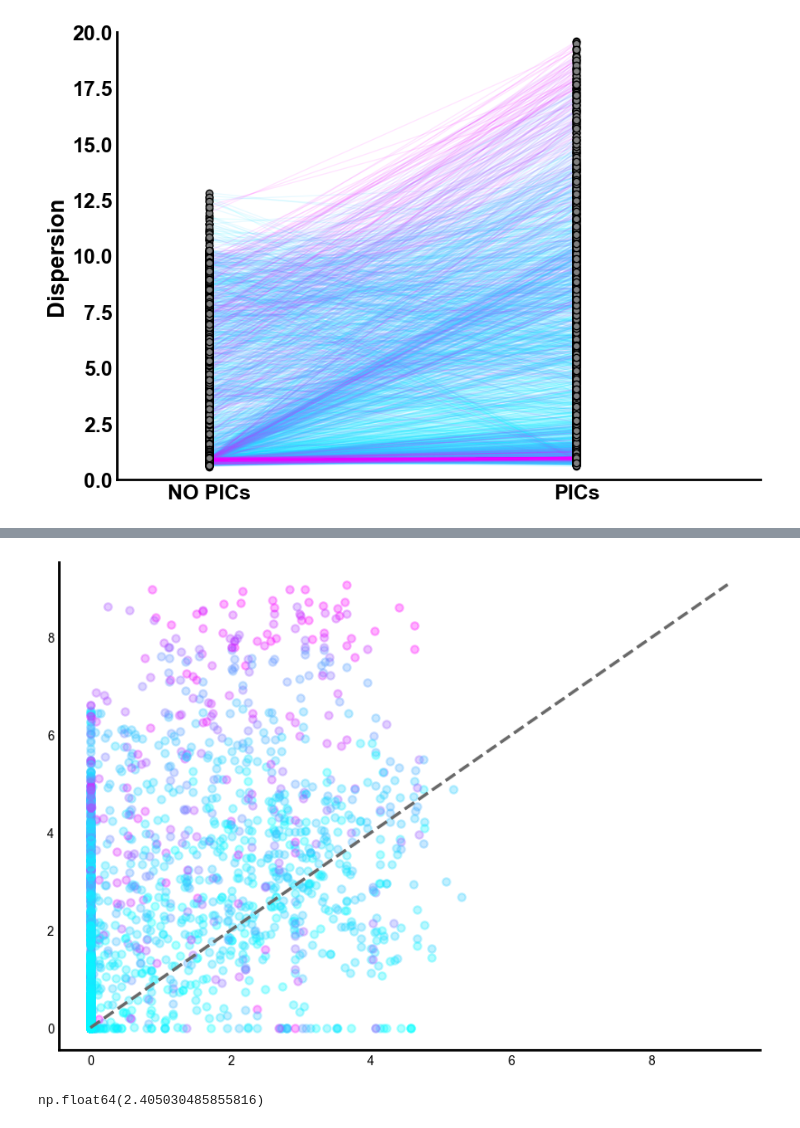
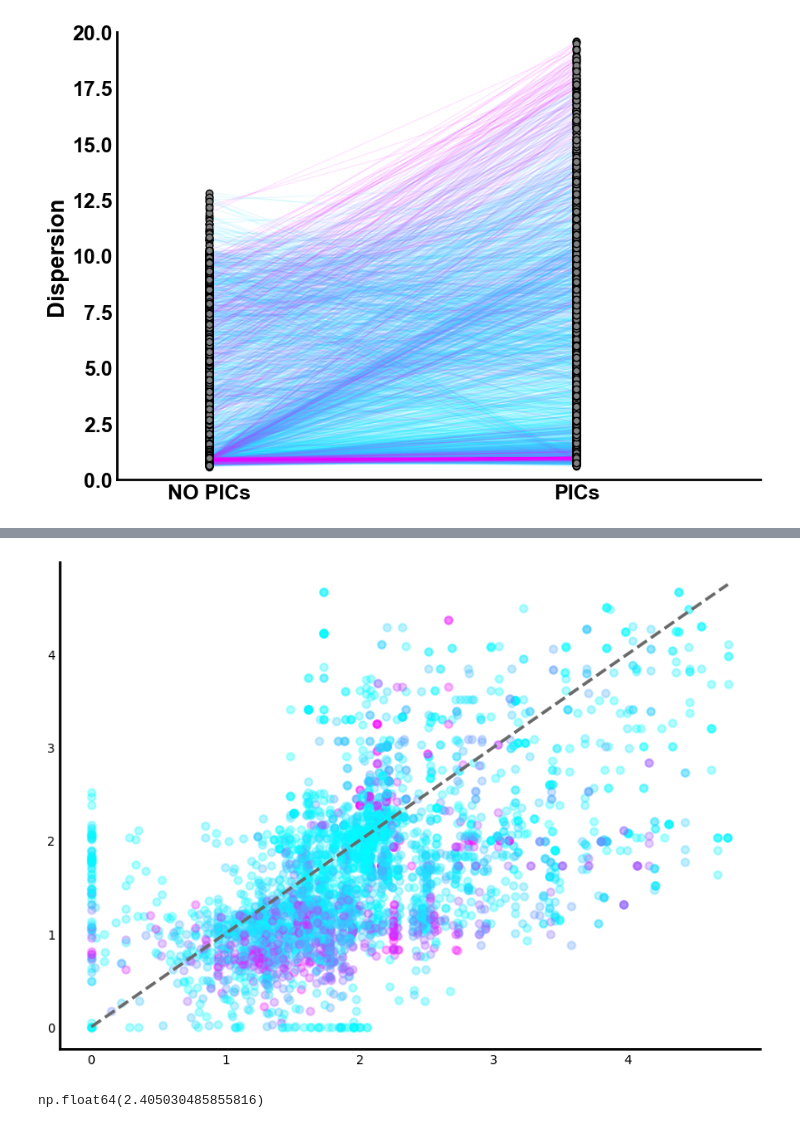
Before and after one commit to natmtc/flexible-motoneuron-control, a Jupyter notebook: Figures.ipynb, the cells around one changed output, grey strips where cells are left out. Cells and saved outputs as stored; diff of their text form; code cells hidden in the pictures.

```diff
--- a/Figures.ipynb
+++ b/Figures.ipynb
@@ -21,7 +21,7 @@ from sklearn.model_selection import cross_val_score, KFold
 from matplotlib import cm
 from matplotlib.colors import Normalize
 # %%
-file_path = "/Users/nmt121/Desktop/Repositories/Motoneuron_Model/Data_MN_Model/Data_final/DR_Trapezoid_VL.jld2"
+file_path = "Data_MN_Model/Data_final/Flexibility_metrics_matlab/DR_Chirp_PIC.mat"
 
 with h5py.File(file_path, 'r') as f:
     spike_array = f['spike_array'][:]
@@ -71,7 +71,7 @@ ax.spines['bottom'].set_linewidth(2)  # Make bottom axis thicker
 ax.spines['left'].set_linewidth(2)
 
 # Show the plot
-# plt.savefig('/Users/nmt121/Desktop/figures/RasterVL_89MN.png', dpi=300, bbox_inches='tight')
+plt.savefig('/Users/nmt121/Desktop/figures/Rasterchippic.pdf', dpi=300, bbox_inches='tight')
 
 
 
@@ -82,10 +82,10 @@ plt.show()
 # %%
-file_path = "/Users/nmt121/Desktop/Repositories/Motoneuron_Model/Data_MN_Model/Data_final/firingsTA_sin_nofac_12.jld2"
+file_path = "/Users/nmt121/Desktop/Repositories/Motoneuron_Model/Data_MN_Model/Data_final/firingsTA_sin_fac_12.jld2"
 
 with h5py.File(file_path, 'r') as f:
     firings_similar = f['trajectory2_controlled'][:].T
 
-file_path = "/Users/nmt121/Desktop/Repositories/Motoneuron_Model/Data_MN_Model/Data_final/firingsTA_sin_nofac_1314.jld2"
+file_path = "/Users/nmt121/Desktop/Repositories/Motoneuron_Model/Data_MN_Model/Data_final/firingsTA_sin_fac_1314.jld2"
 
 with h5py.File(file_path, 'r') as f:
     firings_diff = f['trajectory2_controlled'][:].T
@@ -120,7 +120,7 @@ ax.spines['left'].set_linewidth(2)
 
 # plt.legend(['TA','VL'],fontsize=20)
 # Show the plot
-plt.savefig('/Users/nmt121/Desktop/figures/firings_fac_NOPICs_sin.png', dpi=300, bbox_inches='tight')
+plt.savefig('/Users/nmt121/Desktop/figures/firings_fac_PICs_sin.pdf', dpi=300, bbox_inches='tight')
 
 
 
@@ -869,13 +880,13 @@ import matplotlib.pyplot as plt
 import seaborn as sns
 
 # Load the data
-file_path = "Data_MN_Model/Data_final/Flexibility_metrics_matlab/dispersion_sinusoid_NOPIC.mat"
+file_path = "Data_MN_Model/Data_final/Flexibility_metrics_matlab/displacement_sinusoid_NOPIC.mat"
 mat_data = scipy.io.loadmat(file_path)
-dispersion_NOPIC = mat_data['dispersion'][0,:]
+displacement_NOPIC = mat_data['displacement'][0,:]
 
-file_path = "Data_MN_Model/Data_final/Flexibility_metrics_matlab/dispersion_sinusoid_PIC.mat"
+file_path = "Data_MN_Model/Data_final/Flexibility_metrics_matlab/displacement_sinusoid_PIC.mat"
 mat_data = scipy.io.loadmat(file_path)
-dispersion_PIC = mat_data['dispersion'][0,:]
+displacement_PIC = mat_data['displacement'][0,:]
 
 file_path = "Data_MN_Model/Data_final/Flexibility_metrics_matlab/vthca_sinusoid_PIC_trial2.mat"
 mat_data = scipy.io.loadmat(file_path)
@@ -920,5 +931,5 @@ ax.spines['left'].set_linewidth(2)
 
 
 # Display the plot
-plt.show()
+# plt.show()
 # %% [output]
@@ -926,33 +995,61 @@ plt.show()
 # %%
+# file_path = "Data_MN_Model/Data_final/Flexibility_metrics_matlab/displacement_sinusoid_NOPIC.mat"
+# mat_data = scipy.io.loadmat(file_path)
+# displacement_NOPIC = mat_data['displacement'][0,:]
+
+# file_path = "Data_MN_Model/Data_final/Flexibility_metrics_matlab/displacement_sinusoid_PIC.mat"
+# mat_data = scipy.io.loadmat(file_path)
+# displacement_PIC = mat_data['displacement'][0,:]
+
+import scipy.io
+import numpy as np
+import matplotlib.pyplot as plt
+import seaborn as sns
+
+file_path = "Data_MN_Model/Data_final/Flexibility_metrics_matlab/displacement_chirp_NOPIC.mat"
+mat_data = scipy.io.loadmat(file_path)
+displacement_NOPIC = mat_data['displacement'][0,:]
+
+file_path = "Data_MN_Model/Data_final/Flexibility_metrics_matlab/displacement_chirp_PIC.mat"
+mat_data = scipy.io.loadmat(file_path)
+displacement_PIC = mat_data['displacement'][0,:]
+
+file_path = "Data_MN_Model/Data_final/Flexibility_metrics_matlab/vthca_sinusoid_PIC_trial2.mat"
+mat_data = scipy.io.loadmat(file_path)
+biophysical_properties = mat_data['different_biophysical_properties'][0,:]
+norm = plt.Normalize(vmin=np.min(np.abs(biophysical_properties)), vmax=np.max(np.abs(biophysical_properties)))
+
 max_val = max(np.max(displacement_PIC), np.max(displacement_NOPIC))
 min_val = min(np.min(displacement_PIC), np.min(displacement_NOPIC))
 fig, ax = plt.subplots(figsize=(10, 7))
 
 plt.plot([min_val, max_val], [min_val, max_val], '--',color='dimgray',label='Diagonal (y = x)', linewidth=2.5)
 
 cmap = plt.cm.cool
 
 # Draw transparent lines between the corresponding points in PIC and NOPIC first
 for i in range(len(dispersion_PIC)):
     color = cmap(norm(abs(biophysical_properties[i])))  # Map the biophysical property to a color
     plt.scatter(displacement_NOPIC[i], displacement_PIC[i], color=color, linewidth=1.5, alpha=0.3)  # Line with gradient color
 
 
 
 # Hide grid lines
 ax.grid(False)
 
 # Remove all spines except bottom and left
 sns.despine()
 ax.tick_params(axis='both', which='both', length=0)
 
 # Customize axis line thickness
 ax.spines['bottom'].set_linewidth(2)  # Make bottom axis thicker
 ax.spines['left'].set_linewidth(2)
 
-plt.savefig('/Users/nmt121/Desktop/figures/scatter_displacement.png', dpi=300, bbox_inches='tight')
+
+
+plt.savefig('/Users/nmt121/Desktop/figures/scatter_displacement_chirp.pdf', dpi=300, bbox_inches='tight')
 # %% [output]
-[figure, old version]
+[figure, new version]
 # %%
 max_val = max(np.max(dispersion_PIC), np.max(dispersion_NOPIC))
 min_val = min(np.min(dispersion_PIC), np.min(dispersion_NOPIC))
```
Also changed, not shown: parts of 10 cells of this notebook, 8 other files.
